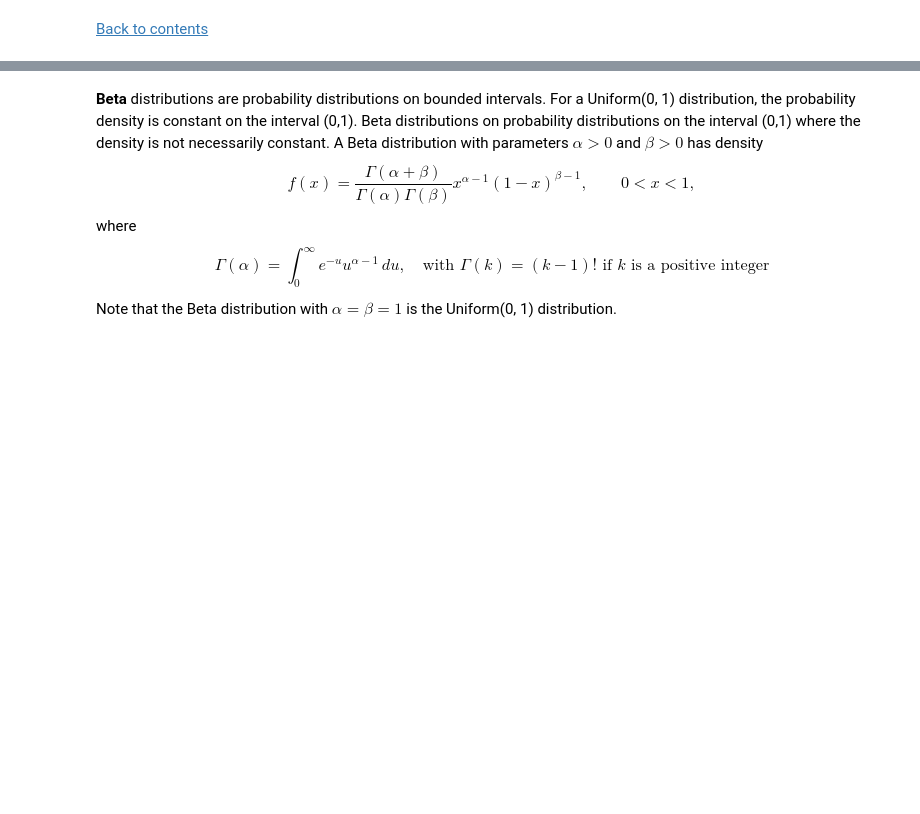
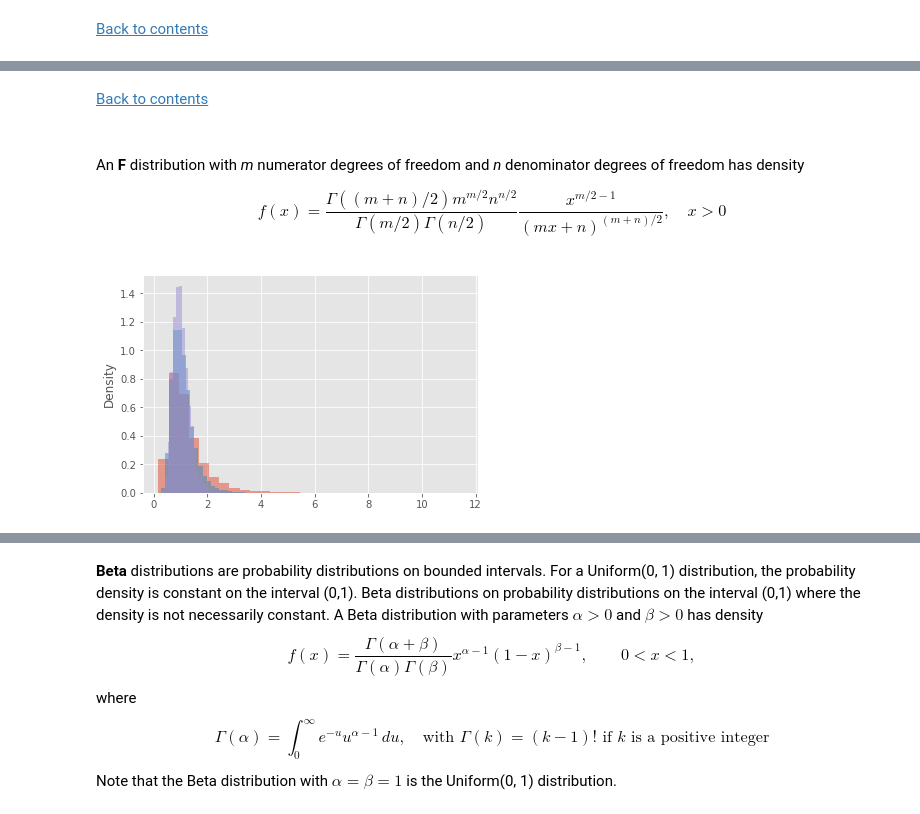
Before and after one commit to dlsun/symbulate, a Jupyter notebook: docs/common.ipynb, the cells around one changed output, grey strips where cells are left out. Saved outputs shown, nothing was run; the diff lists cells and outputs as text; code cells hidden in the pictures; blank space fills up the shorter version.

```diff
--- a/docs/common.ipynb
+++ b/docs/common.ipynb
@@ -302,0 +346,17 @@ x.mean()
+# %% [markdown]
+[Back to contents](#contents)
+# %% [markdown]
+<a id='f'></a>
+# %% [markdown]
+An **F** distribution with *m* numerator degrees of freedom and *n* denominator degrees of freedom has density
+
+
+$$
+f(x) = \frac{\Gamma\left(\left(m + n\right)/2\right)m^{m/2}n^{n/2}}{\Gamma\left(m/2\right)\Gamma\left(n/2\right)} \frac{x^{m/2 - 1}}{\left(mx + n\right)^{\left(m + n\right)/2}}, \quad x > 0
+$$
+# %%
+m = 50
+for n in [10, 25, 50]:
+    RV(F(dfN = m, dfD = n)).sim(10000).plot(bins = 30)
+# %% [output]
+[figure, added]
```
Also changed, not shown: parts of 60 cells of this notebook.
